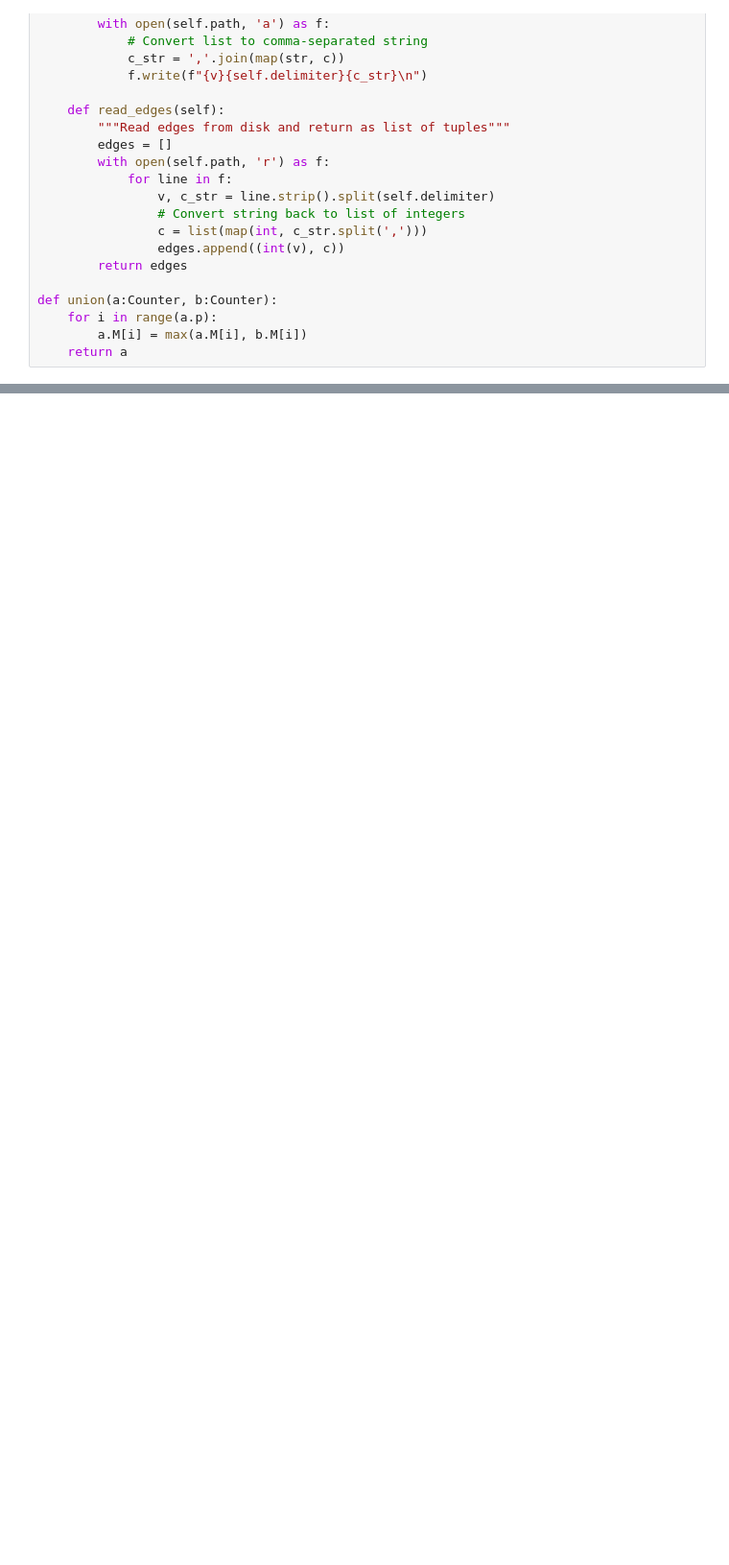
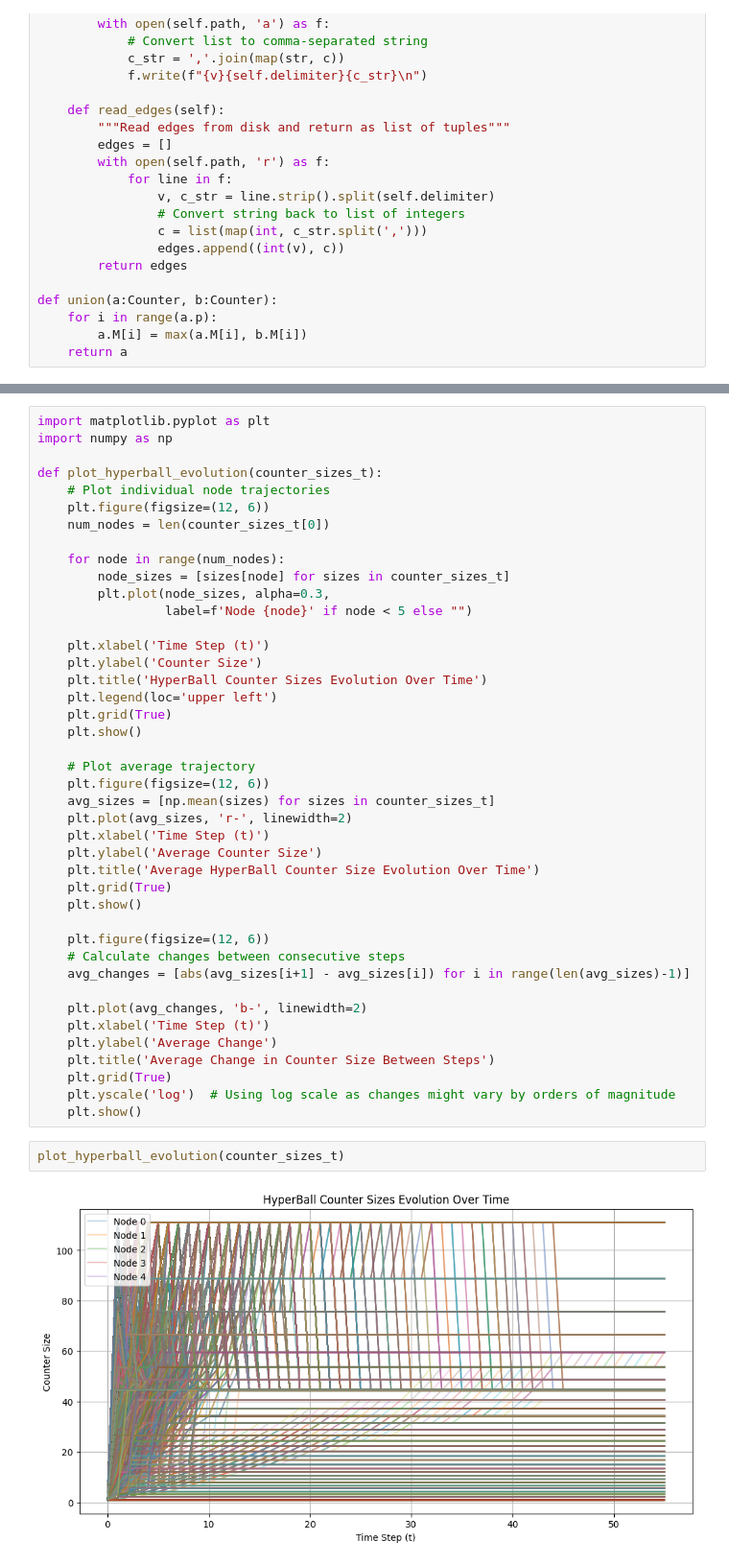
Before and after one commit to JoRo-Code/data-mining, a Jupyter notebook: h3/h3.ipynb, the cells around one changed output, grey strips where cells are left out. Shown at 96% size. Saved outputs shown, nothing was run; the diff lists cells and outputs as text; blank space fills up the shorter version.

```diff
--- a/h3/h3.ipynb
+++ b/h3/h3.ipynb
@@ -318,0 +335,46 @@ G.num_nodes()
+# %%
+import matplotlib.pyplot as plt
+import numpy as np
+
+def plot_hyperball_evolution(counter_sizes_t):
+    # Plot individual node trajectories
+    plt.figure(figsize=(12, 6))
+    num_nodes = len(counter_sizes_t[0])
+
+    for node in range(num_nodes):
+        node_sizes = [sizes[node] for sizes in counter_sizes_t]
+        plt.plot(node_sizes, alpha=0.3,
+                 label=f'Node {node}' if node < 5 else "")
+
+    plt.xlabel('Time Step (t)')
+    plt.ylabel('Counter Size')
+    plt.title('HyperBall Counter Sizes Evolution Over Time')
+    plt.legend(loc='upper left')
+    plt.grid(True)
+    plt.show()
+
+    # Plot average trajectory
+    plt.figure(figsize=(12, 6))
+    avg_sizes = [np.mean(sizes) for sizes in counter_sizes_t]
+    plt.plot(avg_sizes, 'r-', linewidth=2)
+    plt.xlabel('Time Step (t)')
+    plt.ylabel('Average Counter Size')
+    plt.title('Average HyperBall Counter Size Evolution Over Time')
+    plt.grid(True)
+    plt.show()
+
+    plt.figure(figsize=(12, 6))
+    # Calculate changes between consecutive steps
+    avg_changes = [abs(avg_sizes[i+1] - avg_sizes[i]) for i in range(len(avg_sizes)-1)]
+
+    plt.plot(avg_changes, 'b-', linewidth=2)
+    plt.xlabel('Time Step (t)')
+    plt.ylabel('Average Change')
+    plt.title('Average Change in Counter Size Between Steps')
+    plt.grid(True)
+    plt.yscale('log')  # Using log scale as changes might vary by orders of magnitude
+    plt.show()
+# %%
+plot_hyperball_evolution(counter_sizes_t)
+# %% [output]
+[figure, added]
```
Also changed, not shown: parts of 12 cells of this notebook.
